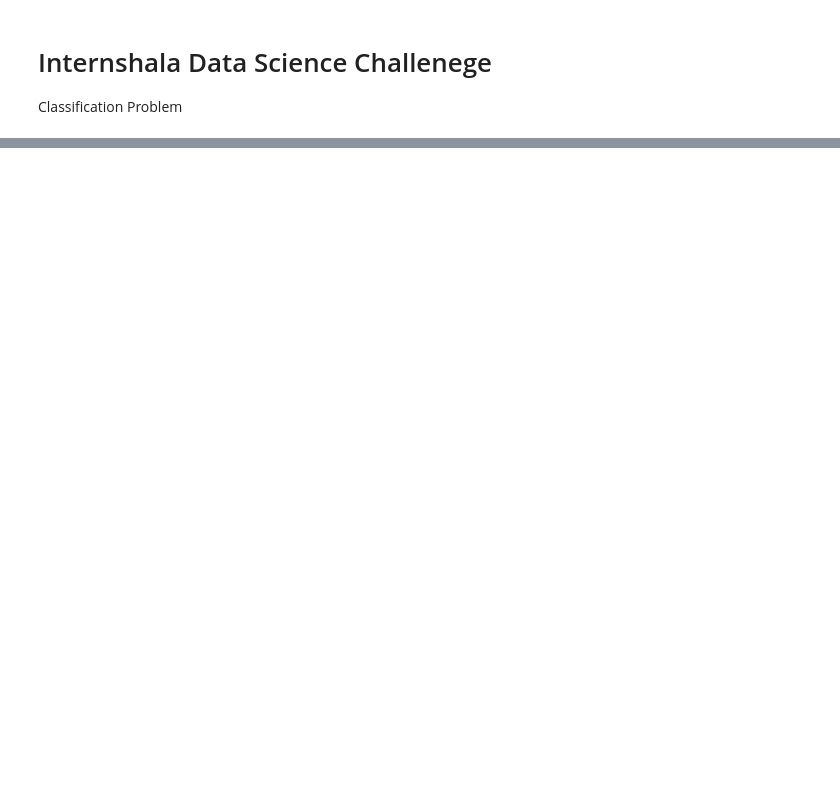
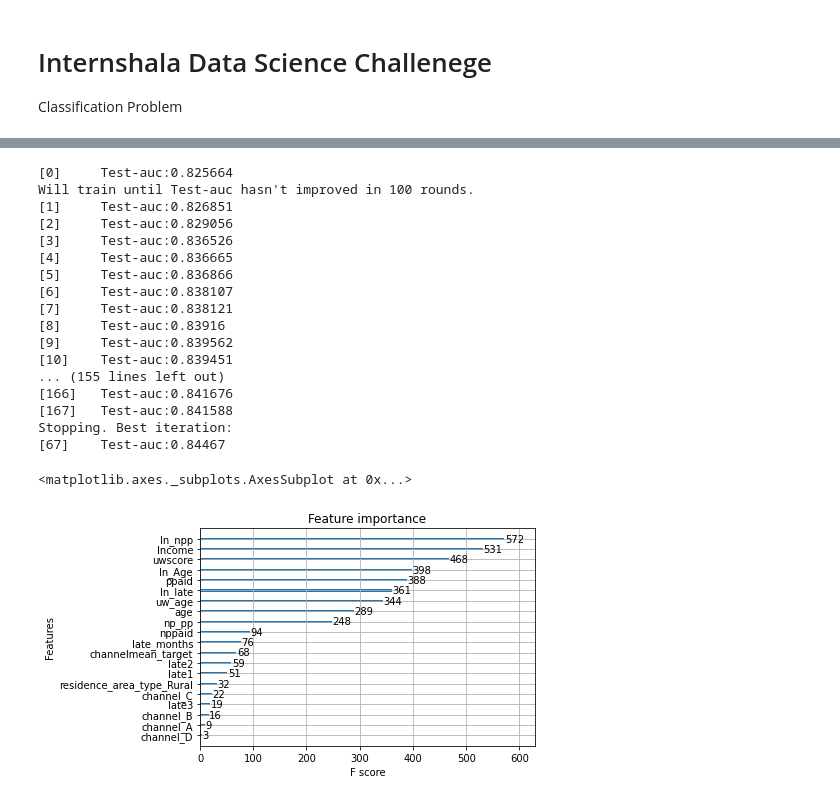
Before and after one commit to ParamhansNegi/Classification-using-XGB-and-LGBM, a Jupyter notebook: Internshala_Challenge.ipynb, the cells around one changed output, grey strips where cells are left out. Saved outputs shown, nothing was run; the diff lists cells and outputs as text; code cells hidden in the pictures; blank space fills up the shorter version.

```diff
--- a/Internshala_Challenge.ipynb
+++ b/Internshala_Challenge.ipynb
@@ -10,0 +416,53 @@ A training dataset
+# %%
+import xgboost as xgb
+dtrain = xgb.DMatrix(original_Xtrain,label= original_ytrain)
+dtest = xgb.DMatrix(original_Xtest, label= original_ytest)
+# %%
+params = {
+    # Parameters that we are going to tune.
+ 'learning_rate' : 0.1,
+ 'n_estimators' : 1000,
+ 'max_depth' : 5,
+ 'min_child_weight' :1,
+ 'gamma' : 0,
+ 'subsample':0.8,
+ 'colsample_bytree':0.8,
+ 'objective' :'binary:logistic',
+ 'nthread' : 4,
+ 'scale_pos_weight' : 1,
+ 'seed': 27
+}
+# %%
+params['eval_metric'] = "auc"
+# %%
+num_boost_round = 999
+# %%
+model = xgb.train(
+    params,
+    dtrain,
+    num_boost_round=num_boost_round,
+    evals=[(dtest, "Test")],
+    early_stopping_rounds=100
+
+)
+xgb.plot_importance(model)
+# %% [output]
+[0]     Test-auc:0.825664
+Will train until Test-auc hasn't improved in 100 rounds.
+[1]     Test-auc:0.826851
+[2]     Test-auc:0.829056
+[3]     Test-auc:0.836526
+[4]     Test-auc:0.836665
+[5]     Test-auc:0.836866
+[6]     Test-auc:0.838107
+[7]     Test-auc:0.838121
+[8]     Test-auc:0.83916
+[9]     Test-auc:0.839562
+[10]    Test-auc:0.839451
+... (155 lines left out)
+[166]   Test-auc:0.841676
+[167]   Test-auc:0.841588
+Stopping. Best iteration:
+[67]    Test-auc:0.84467
+<matplotlib.axes._subplots.AxesSubplot at 0x...>
+[figure, added]
```
Also changed, not shown: parts of 124 cells of this notebook.
